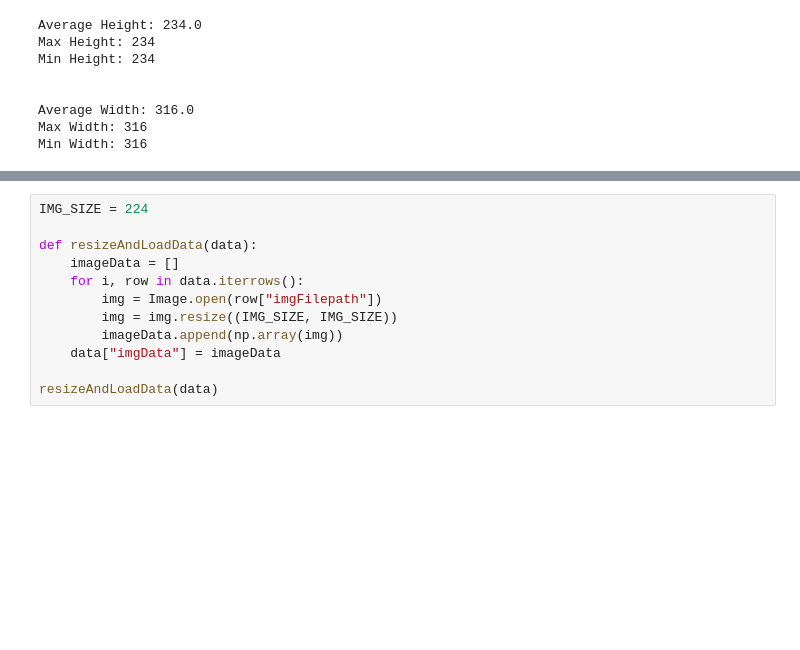
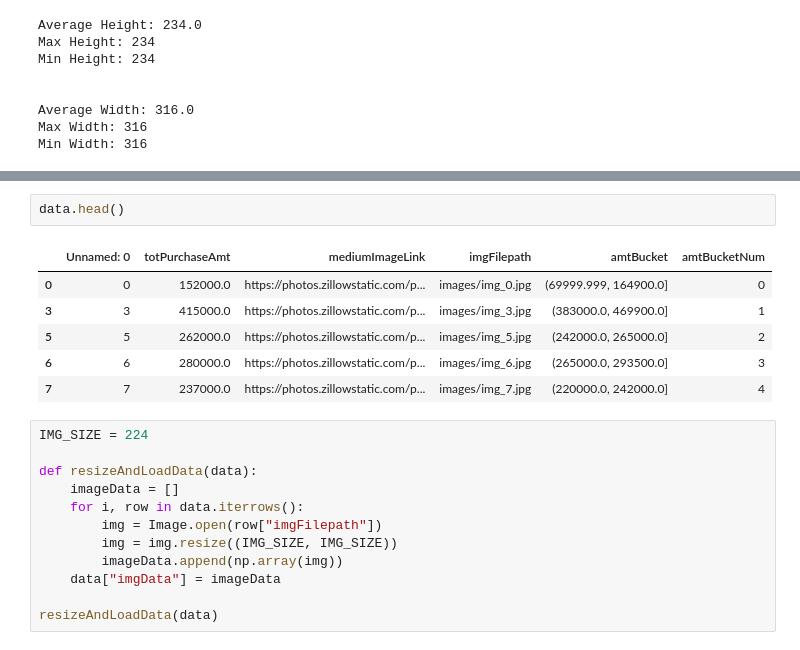
Before and after one commit to ianluck22/INET4710FinalProject, a Jupyter notebook: zillowCNN.ipynb, the cells around one changed output, grey strips where cells are left out. Cells and saved outputs as stored; diff of their text form; blank space fills up the shorter version.

```diff
--- a/zillowCNN.ipynb
+++ b/zillowCNN.ipynb
@@ -60,3 +107,12 @@ data.shape
+# %%
+data.head()
+# %% [output]
+|  | Unnamed: 0 | totPurchaseAmt | mediumImageLink | imgFilepath | amtBucket | amtBucketNum |
+| 0 | 0 | 152000.0 | https://photos.zillowstatic.com/p... | images/img_0.jpg | (69999.999, 164900.0] | 0 |
+| 3 | 3 | 415000.0 | https://photos.zillowstatic.com/p... | images/img_3.jpg | (383000.0, 469900.0] | 1 |
+| 5 | 5 | 262000.0 | https://photos.zillowstatic.com/p... | images/img_5.jpg | (242000.0, 265000.0] | 2 |
+| 6 | 6 | 280000.0 | https://photos.zillowstatic.com/p... | images/img_6.jpg | (265000.0, 293500.0] | 3 |
+| 7 | 7 | 237000.0 | https://photos.zillowstatic.com/p... | images/img_7.jpg | (220000.0, 242000.0] | 4 |
 # %%
 IMG_SIZE = 224
 
```
Also changed, not shown: parts of 14 cells of this notebook, 2 other files.
